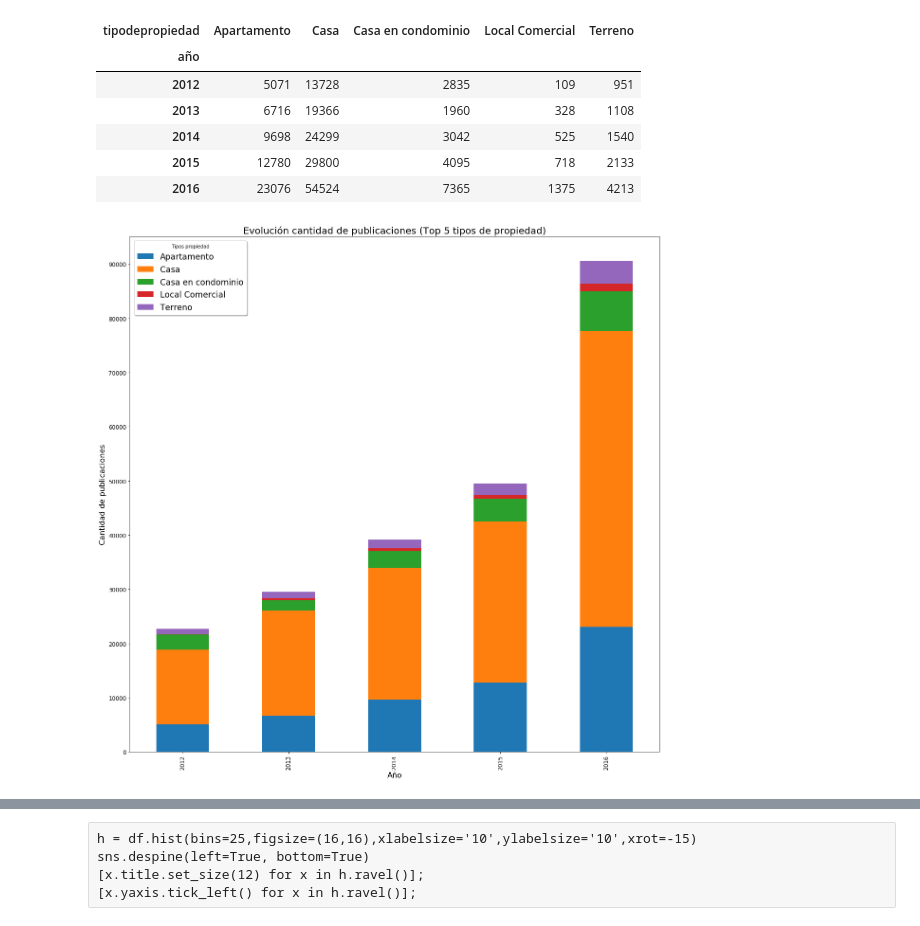
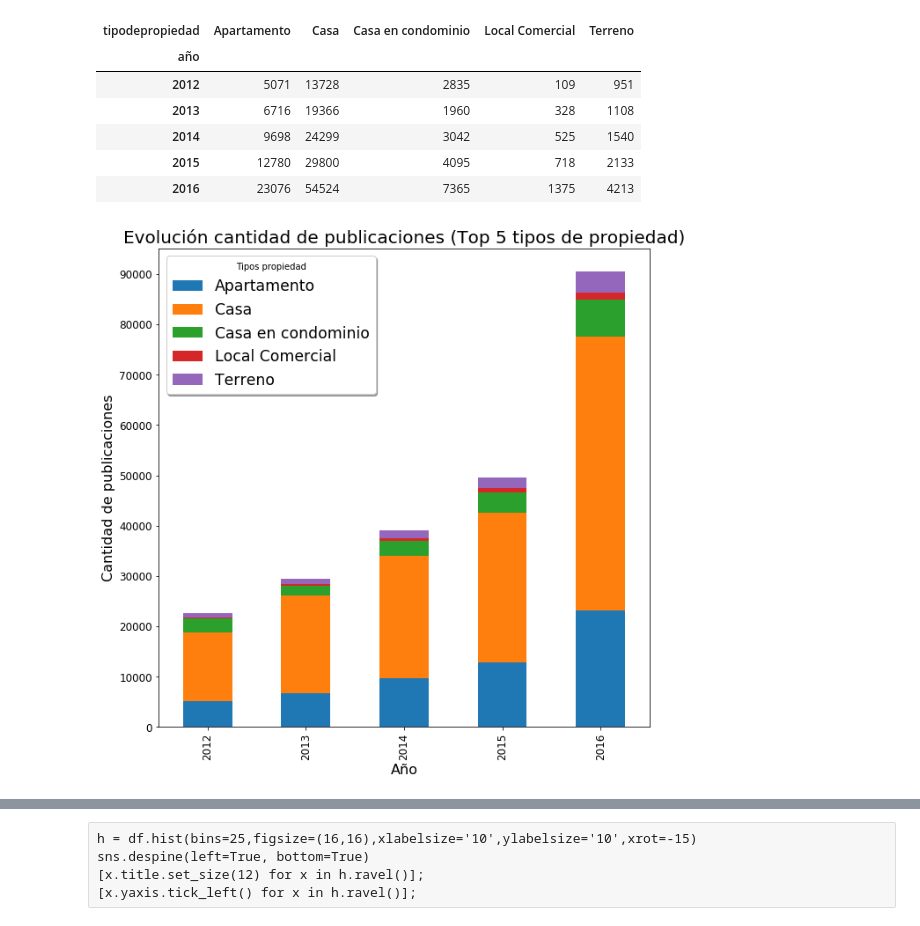
Before and after one commit to gdbien/9558-Organizacion-de-Datos, a Jupyter notebook: TP1/Franco/tp1_franco.ipynb, the cells around one changed output, grey strips where cells are left out. Drawn from its saved outputs; the diff is of its cells as text; code cells hidden in the pictures.

```diff
--- a/TP1/Franco/tp1_franco.ipynb
+++ b/TP1/Franco/tp1_franco.ipynb
@@ -546,18 +546,18 @@ df_stacked.head()
 | 2015 | 12780 | 29800 | 4095 | 718 | 2133 |
 | 2016 | 23076 | 54524 | 7365 | 1375 | 4213 |
 # %%
-grafico_comparacion = df_stacked.plot(kind = 'bar', figsize=(20,20),stacked=True, fontsize=12, yticks = range(0,100000,10000));
+grafico_comparacion = df_stacked.plot(kind = 'bar', figsize=(10,10),stacked=True, fontsize=12, yticks = range(0,100000,10000));
 
 grafico_comparacion.set_ylabel("Cantidad de publicaciones", size = 16)
 grafico_comparacion.set_xlabel("Año", size = 16)
 grafico_comparacion.set_title("Evolución cantidad de publicaciones (Top 5 tipos de propiedad)", size = 20)
 grafico_comparacion.legend(title = 'Tipos propiedad', fontsize = 'xx-large',loc='upper left' , shadow=True, ncol=1)
 #ax = plt.gca()
 #ax.xaxis.set_major_locator(mdates.MonthLocator(interval=4))
 #ax.xaxis.set_major_formatter(mdates.DateFormatter('%Y-%m'))
 #plt.gcf().autofmt_xdate() # Rotation
 plt.savefig('evolucion_cant_public_top5_stackedbar.png', bbox_inches = 'tight')
 # %% [output]
-[figure, old version]
+[figure, new version]
 # %%
 # Matriz de correlaciones como heatmap
```
Also changed, not shown: parts of 24 cells of this notebook.
